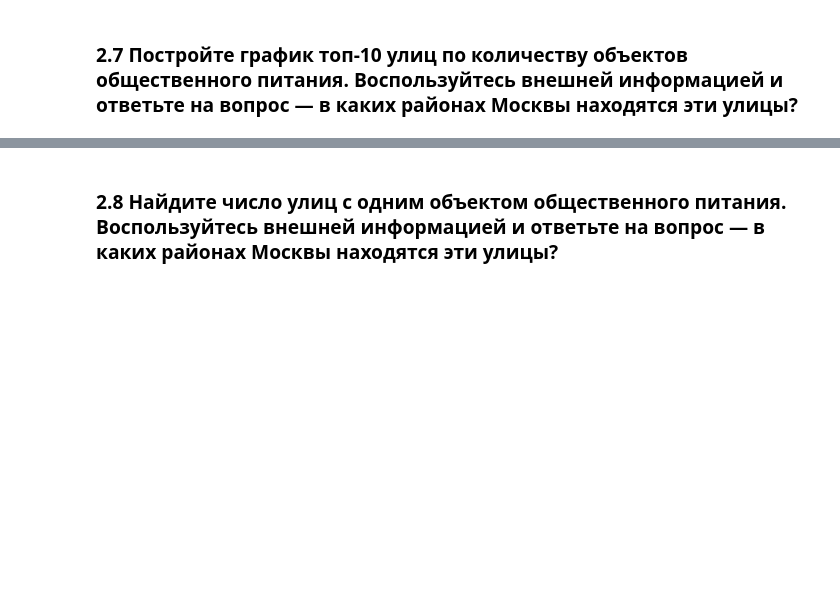
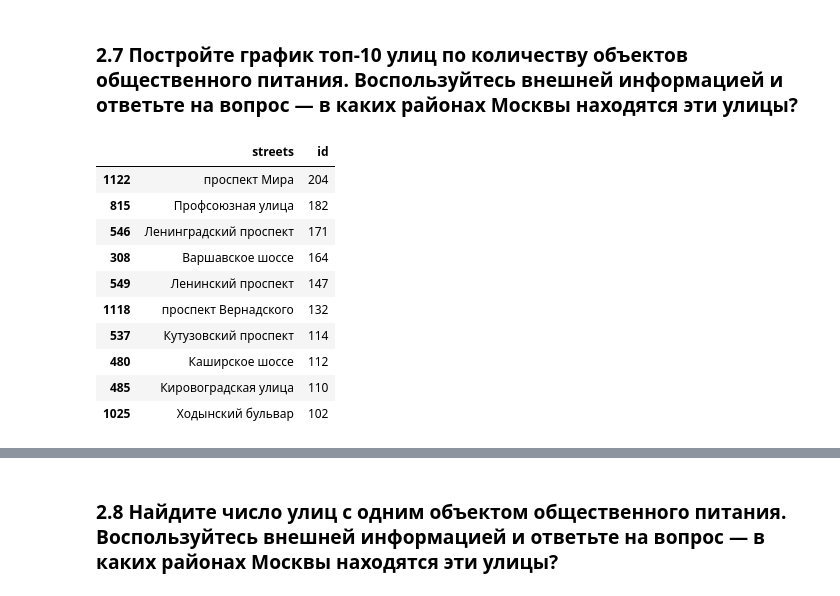
Before and after one commit to kbzunder/Yandex_Practicum_Projects, a Jupyter notebook: project_14_visualization.ipynb, the cells around one changed output, grey strips where cells are left out. Drawn from its saved outputs; the diff is of its cells as text; code cells hidden in the pictures; blank space fills up the shorter version.

```diff
--- a/project_14_visualization.ipynb
+++ b/project_14_visualization.ipynb
@@ -211,10 +219,13 @@ fig.show()
 # %% [markdown]
 <a id='three-six'></a>
 ### 2.6 Выделите в отдельный столбец информацию об улице из столбца address
-# %%
-def streets(address):
-    add_list = address.split(',')
-    res = add_list[1]
-    return res
+# %%
+words = ['улица','переулок','шоссе','проспект','тупик','поселение','бульвар']
+def streets(address):
+    add_list = address.split(',')
+    for word in words:
+        for lst in add_list:
+            if word in lst:
+                return lst
 # %%
-data['street'] = data['address'].apply(streets)
+data['streets'] = data['address'].apply(streets)
@@ -235,3 +232,17 @@ data.head(10)
 # %% [markdown]
 <a id='three-seven'></a>
 ### 2.7 Постройте график топ-10 улиц по количеству объектов общественного питания. Воспользуйтесь внешней информацией и ответьте на вопрос — в каких районах Москвы находятся эти улицы?
+# %%
+data.groupby('streets',as_index=False).agg({'id':'count'}).sort_values(by='id', ascending=False).head(10)
+# %% [output]
+|  | streets | id |
+| 1122 | проспект Мира | 204 |
+| 815 | Профсоюзная улица | 182 |
+| 546 | Ленинградский проспект | 171 |
+| 308 | Варшавское шоссе | 164 |
+| 549 | Ленинский проспект | 147 |
+| 1118 | проспект Вернадского | 132 |
+| 537 | Кутузовский проспект | 114 |
+| 480 | Каширское шоссе | 112 |
+| 485 | Кировоградская улица | 110 |
+| 1025 | Ходынский бульвар | 102 |
```
Also changed, not shown: parts of 21 cells of this notebook.
